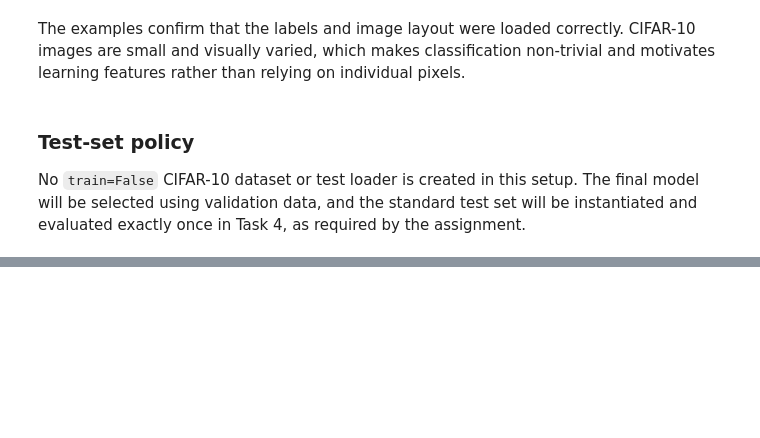
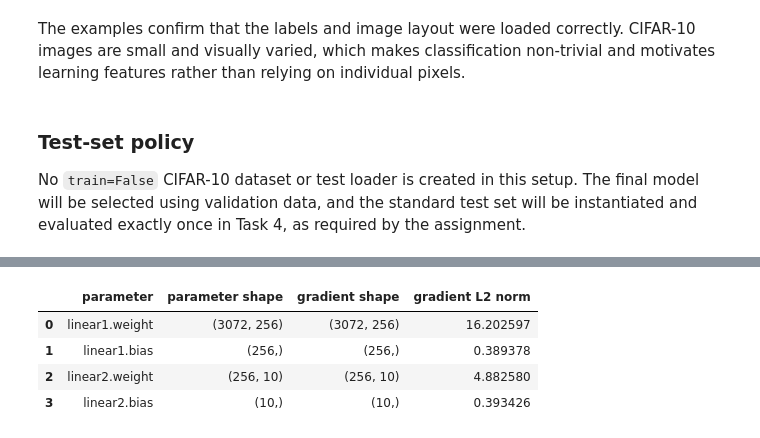
Before and after one commit to LahiruMJ11/CNN-with-CIFAR10, a Jupyter notebook: CNN with CIFAR10.ipynb, the cells around one changed output, grey strips where cells are left out. Cells and saved outputs as stored; diff of their text form; code cells hidden in the pictures; blank space fills up the shorter version.

Commit message:
manual backpropagation and MLP

```diff
--- a/CNN with CIFAR10.ipynb
+++ b/CNN with CIFAR10.ipynb
@@ -223,0 +290,17 @@ No `train=False` CIFAR-10 dataset or test loader is created in this setup. The f
+# %%
+class ManualReLU:
+    """Elementwise ReLU with zero subgradient at the origin."""
+
+    def __init__(self):
+        self._positive_mask = None
+
+    def forward(self, inputs):
+        self._positive_mask = inputs > 0
+        return torch.where(self._positive_mask, inputs, torch.zeros_like(inputs))
+
+    def backward(self, grad_output):
+        if self._positive_mask is None:
+            raise RuntimeError("forward must be called before backward")
+        if grad_output.shape != self._positive_mask.shape:
+            raise ValueError("grad_output must have the same shape as the ReLU input")
+        return grad_output * self._positive_mask
@@ -223,0 +398,55 @@ No `train=False` CIFAR-10 dataset or test loader is created in this setup. The f
+# %%
+# A small real training minibatch checks the complete manual forward/backward path.
+demo_images, demo_targets = next(iter(train_loader))
+demo_inputs = demo_images[:8].reshape(8, -1).to(device)
+demo_targets = demo_targets[:8].to(device)
+
+manual_mlp = ManualMLP(hidden_dim=256, device=device)
+manual_loss = ManualSoftmaxCrossEntropy()
+demo_logits = manual_mlp.forward(demo_inputs)
+demo_loss = manual_loss.forward(demo_logits, demo_targets)
+demo_grad_logits = manual_loss.backward()
+demo_grad_inputs = manual_mlp.backward(demo_grad_logits)
+
+assert demo_logits.shape == (8, 10)
+assert demo_loss.ndim == 0 and bool(torch.isfinite(demo_loss).item())
+assert demo_grad_logits.shape == demo_logits.shape
+assert demo_grad_inputs.shape == demo_inputs.shape
+assert bool(torch.isfinite(demo_grad_inputs).all().item())
+assert torch.allclose(
+    manual_loss._probabilities.sum(dim=1),
+    torch.ones(8, device=device),
+    atol=1e-6,
+)
+assert torch.allclose(
+    demo_grad_logits.sum(dim=1),
+    torch.zeros(8, device=device),
+    atol=1e-6,
+)
+assert demo_logits.grad_fn is None and not demo_logits.requires_grad
+
+gradient_rows = []
+for name, parameter, gradient in manual_mlp.named_parameters_and_gradients():
+    assert parameter.shape == gradient.shape
+    assert not parameter.requires_grad
+    assert bool(torch.isfinite(gradient).all().item())
+    gradient_rows.append(
+        {
+            "parameter": name,
+            "parameter shape": str(tuple(parameter.shape)),
+            "gradient shape": str(tuple(gradient.shape)),
+            "gradient L2 norm": gradient.norm().item(),
+        }
+    )
+
+parameter_count = sum(
+    parameter.numel()
+    for _, parameter, _ in manual_mlp.named_parameters_and_gradients()
+)
+print(f"Demo input shape: {tuple(demo_inputs.shape)}")
+print(f"Logit shape: {tuple(demo_logits.shape)}")
+print(f"Mean cross-entropy loss: {demo_loss.item():.6f}")
+print(f"Input-gradient shape: {tuple(demo_grad_inputs.shape)}")
+print(f"Trainable parameter count: {parameter_count:,}")
+pd.DataFrame(gradient_rows)
+# %% [output]
@@ -223,0 +458,5 @@ No `train=False` CIFAR-10 dataset or test loader is created in this setup. The f
+|  | parameter | parameter shape | gradient shape | gradient L2 norm |
+| 0 | linear1.weight | (3072, 256) | (3072, 256) | 16.202597 |
+| 1 | linear1.bias | (256,) | (256,) | 0.389378 |
+| 2 | linear2.weight | (256, 10) | (256, 10) | 4.882580 |
+| 3 | linear2.bias | (10,) | (10,) | 0.393426 |
```
Also changed, not shown: parts of 10 cells of this notebook.
